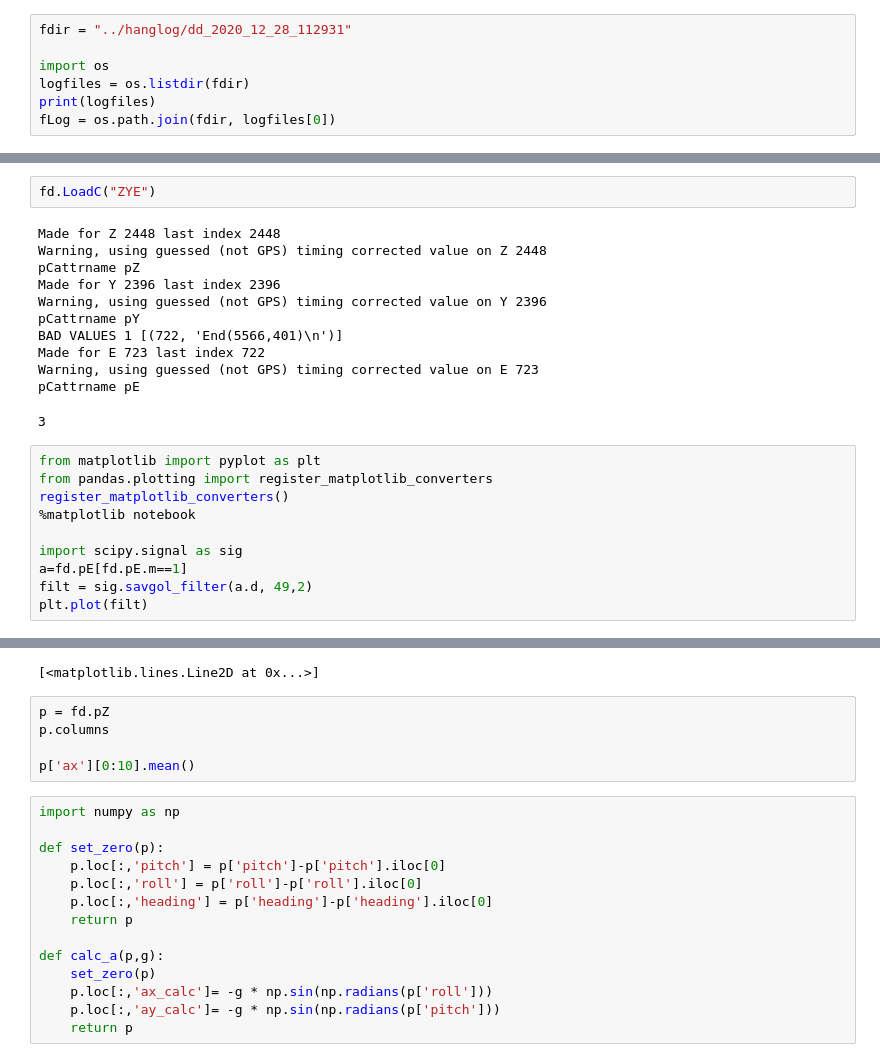
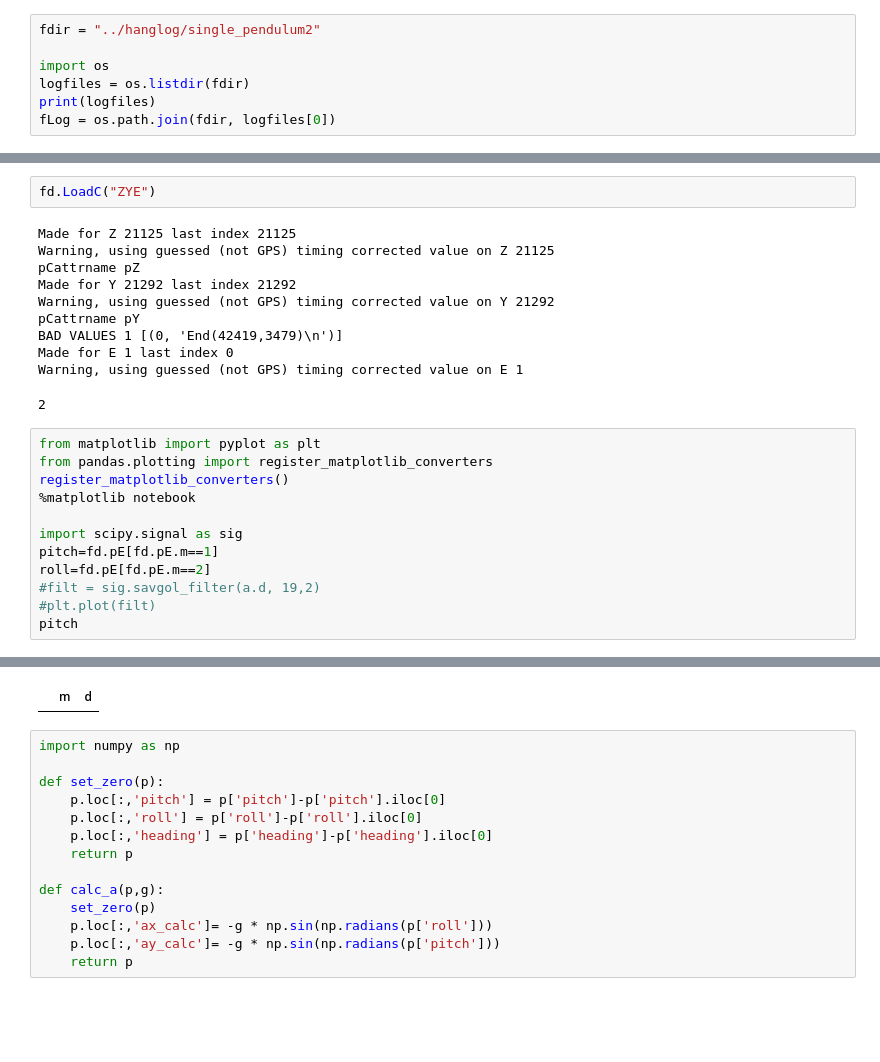
Before and after one commit to goatchurchprime/RTK_on_the_beach, a Jupyter notebook: notebooks/DualBNO055data-tim.ipynb, the cells around one changed output, grey strips where cells are left out. Drawn from its saved outputs; the diff is of its cells as text; blank space fills up the shorter version.

Commit message:
Data for pendulum listed

```diff
--- a/notebooks/DualBNO055data-tim.ipynb
+++ b/notebooks/DualBNO055data-tim.ipynb
@@ -1,5 +1,5 @@
 # %%
-fdir = "../hanglog/dd_2020_12_28_112931"
+fdir = "../hanglog/single_pendulum2"
 
 import os
 logfiles = os.listdir(fdir)
@@ -46,17 +25,16 @@ aZ(n=134) ['q1', 'q2', 'q3']
 # %%
 fd.LoadC("ZYE")
 # %% [output]
-Made for Z 2448 last index 2448
-Warning, using guessed (not GPS) timing corrected value on Z 2448
+Made for Z 21125 last index 21125
+Warning, using guessed (not GPS) timing corrected value on Z 21125
 pCattrname pZ
-Made for Y 2396 last index 2396
-Warning, using guessed (not GPS) timing corrected value on Y 2396
+Made for Y 21292 last index 21292
+Warning, using guessed (not GPS) timing corrected value on Y 21292
 pCattrname pY
-BAD VALUES 1 [(722, 'End(5566,401)\n')]
-Made for E 723 last index 722
-Warning, using guessed (not GPS) timing corrected value on E 723
-pCattrname pE
+BAD VALUES 1 [(0, 'End(42419,3479)\n')]
+Made for E 1 last index 0
+Warning, using guessed (not GPS) timing corrected value on E 1
-3
+2
 # %%
 from matplotlib import pyplot as plt
 from pandas.plotting import register_matplotlib_converters
@@ -64,7 +42,9 @@ register_matplotlib_converters()
 %matplotlib notebook
 
 import scipy.signal as sig
-a=fd.pE[fd.pE.m==1]
-filt = sig.savgol_filter(a.d, 49,2)
-plt.plot(filt)
+pitch=fd.pE[fd.pE.m==1]
+roll=fd.pE[fd.pE.m==2]
+#filt = sig.savgol_filter(a.d, 19,2)
+#plt.plot(filt)
+pitch
 # %% [output]
@@ -73,9 +51,4 @@ plt.plot(filt)
-[<matplotlib.lines.Line2D at 0x...>]
+|  | m | d |
-# %%
-p = fd.pZ
-p.columns
-
-p['ax'][0:10].mean()
 # %%
 import numpy as np
 
```
Also changed, not shown: parts of 7 cells of this notebook, 1 other file.
